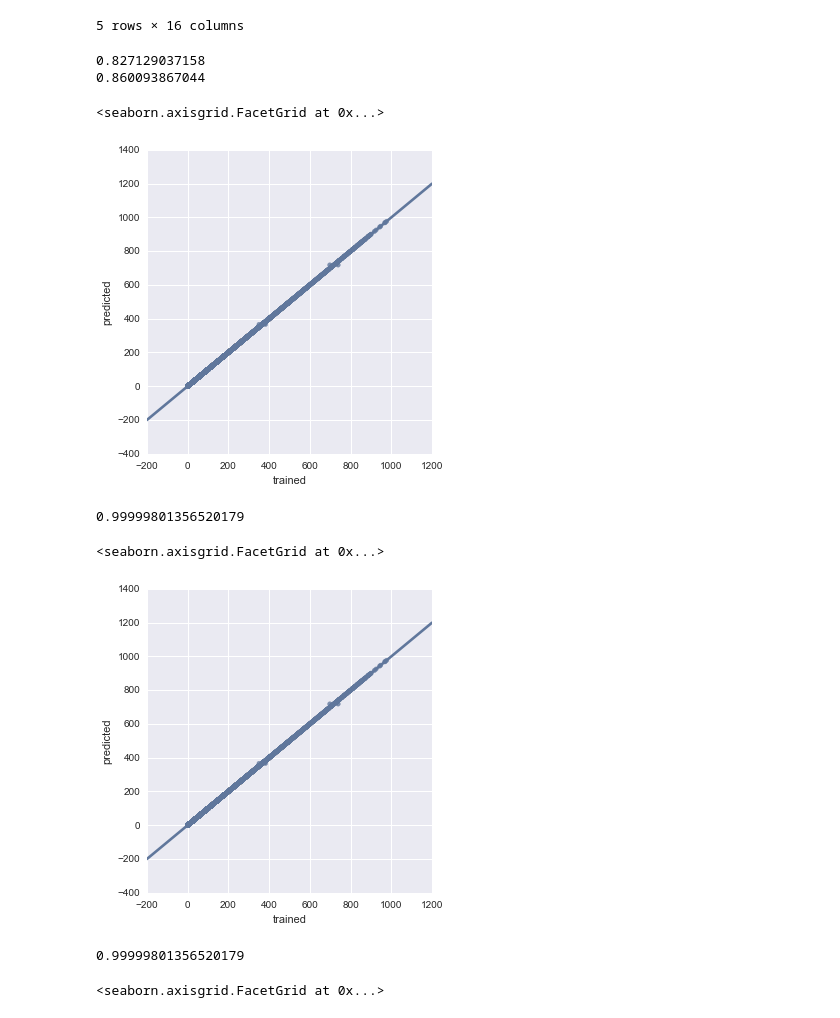
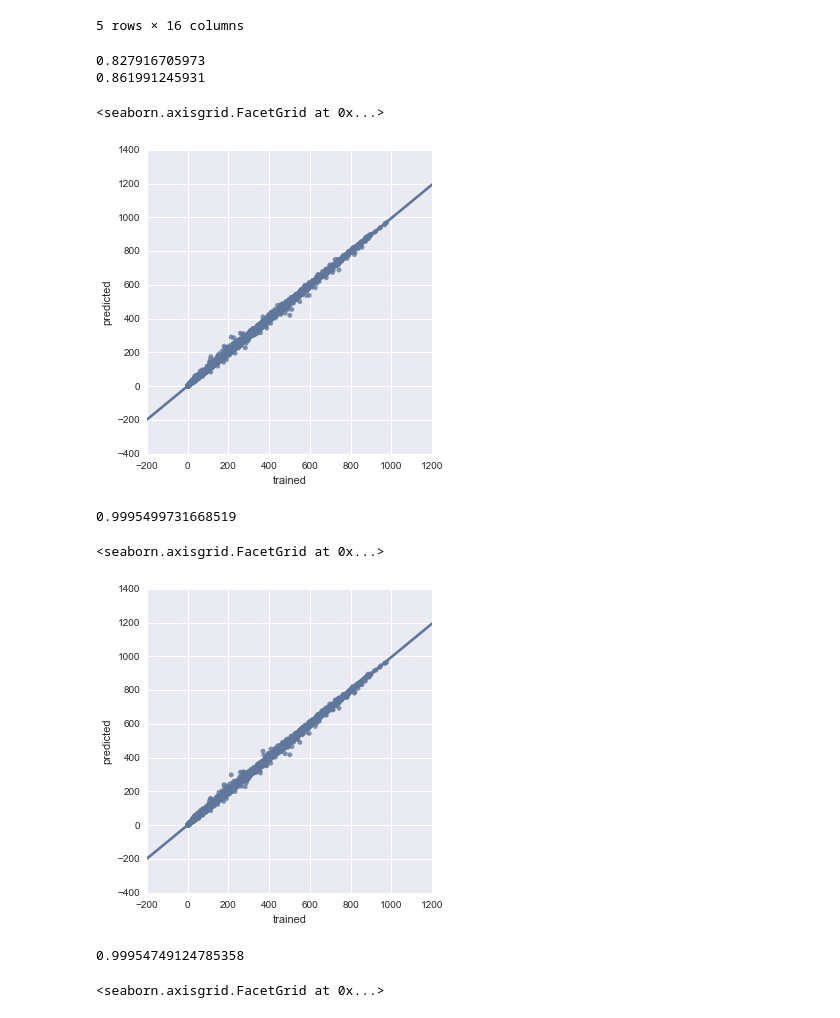
Before and after one commit to rothnic/kaggle_bikesharing, a Jupyter notebook: Bikesharing-Regression.ipynb, the cells around one changed output. Cells and saved outputs as stored; diff of their text form; code cells hidden in the pictures.

```diff
--- a/Bikesharing-Regression.ipynb
+++ b/Bikesharing-Regression.ipynb
@@ -76,43 +76,43 @@ from sklearn.tree import DecisionTreeRegressor
 from sklearn.ensemble import ExtraTreesRegressor
 from sklearn import gaussian_process
 from sklearn.ensemble.partial_dependence import plot_partial_dependence
 
 X = np.column_stack((holiday, temp, atemp, hum, season, weather, workingday, windspeed, hours, month, day, year))
 Y = np.column_stack((casual, count))
 Z = np.column_stack((registered, count))
-regressor = ExtraTreesRegressor(n_estimators=100, random_state=0, max_depth=None, min_samples_split=1, n_jobs=-1)
-regressor2 = ExtraTreesRegressor(n_estimators=100, random_state=0, max_depth=None, min_samples_split=1, n_jobs=-1)
+regressor = ExtraTreesRegressor(n_estimators=100, random_state=0, max_depth=None, min_samples_split=3, n_jobs=-1)
+regressor2 = ExtraTreesRegressor(n_estimators=100, random_state=0, max_depth=None, min_samples_split=3, n_jobs=-1)
 scores = cross_val_score(regressor, X, Y, cv=10)
 print scores.mean()
 scores2 = cross_val_score(regressor2, X, Z, cv=10)
 print scores2.mean()
 regressor.fit(X,Y)
 regressor2.fit(X,Z)
 y0 = regressor.predict(X)
 y02 = regressor2.predict(X)
 
 tr = Y[:,1:2]
 tr = tr.T
 tr = tr[0,:]
 pr = y0[:,1:2]
 pr = pr.T
 pr = pr[0,:]
 
 #Plot Trained versus Predicted
 data = {'trained' : pd.Series(tr),
      'predicted' : pd.Series(pr)}
 df = pd.DataFrame(data)
 sns.lmplot("trained", "predicted",df)
 # %% [output]
-0.827129037158
-0.860093867044
+0.827916705973
+0.861991245931
 <seaborn.axisgrid.FacetGrid at 0x...>
-[figure, old version]
+[figure, new version]
 # %%
 slope, intercept, r_value1, p_value, std_err = scipy.stats.linregress(tr, pr)
 r_value1
 # %% [output]
-0.99999801356520179
+0.9995499731668519
 # %%
 tr = Z[:,1:2]
 tr = tr.T
@@ -128,12 +128,12 @@ df = pd.DataFrame(data)
 sns.lmplot("trained", "predicted",df)
 # %% [output]
 <seaborn.axisgrid.FacetGrid at 0x...>
-[figure, old version]
+[figure, new version]
 # %%
 slope, intercept, r_value2, p_value, std_err = scipy.stats.linregress(tr, pr)
 r_value2
 # %% [output]
-0.99999801356520179
+0.99954749124785358
 # %%
 from sklearn.ensemble import RandomForestRegressor
 
```
Also changed, not shown: parts of 4 cells of this notebook, 2 other files.
